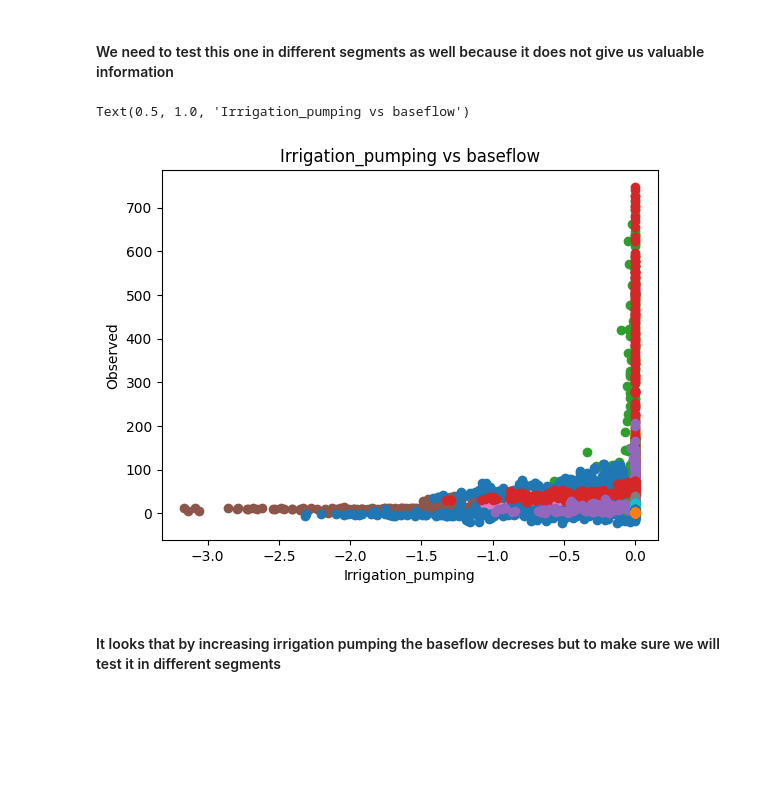
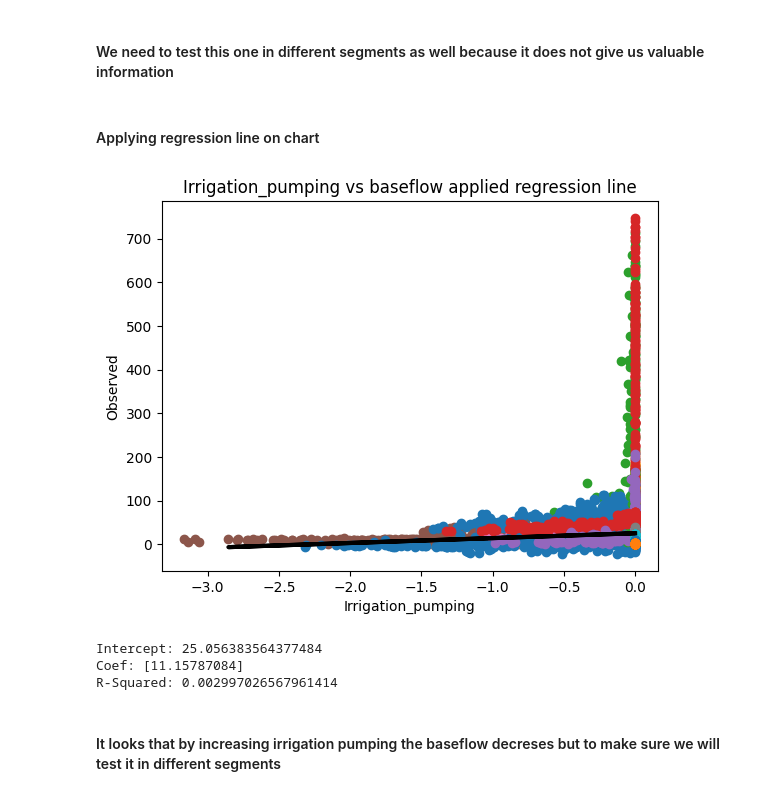
Before and after one commit to sadrajafari/cs6830_project6, a Jupyter notebook: project6.ipynb, the cells around one changed output. Saved outputs shown, nothing was run; the diff lists cells and outputs as text; code cells hidden in the pictures; blank space fills up the shorter version.

```diff
--- a/project6.ipynb
+++ b/project6.ipynb
@@ -231,15 +232,33 @@ Text(0.5, 1.0, 'Precipitation vs Observed baseflow')
 [figure]
 # %% [markdown]
 #### We need to test this one in different segments as well because it does not give us valuable information
+# %% [markdown]
+#### Applying regression line on chart
 # %%
 for seg in segments:
     plt.scatter(x=data[data.Segment_id == seg].Irrigation_pumping, y=data[data.Segment_id == seg].Observed)
+
+X = data_for_models[["Irrigation_pumping"]]
+y = data_for_models["Observed"]
+
+X_train, X_test, y_train, y_test = train_test_split(
+    X, y, test_size=0.2
+)
+lgModel = LinearRegression().fit(X_train, y_train)
+preds = lgModel.predict(X_test)
+plt.plot(X_test, preds, c='black', linewidth=3)
 plt.xlabel("Irrigation_pumping")
 plt.ylabel("Observed")
-plt.title("Irrigation_pumping vs baseflow")
+plt.title("Irrigation_pumping vs baseflow applied regression line")
+plt.show()
+print(f"Intercept: {lgModel.intercept_}")
+print(f"Coef: {lgModel.coef_}")
+print(f"R-Squared: {lgModel.score(X, y)}")
 # %% [output]
+[figure, new version]
-Text(0.5, 1.0, 'Irrigation_pumping vs baseflow')
+Intercept: 25.056383564377484
+Coef: [11.15787084]
+R-Squared: 0.002997026567961414
-[figure, old version]
 # %% [markdown]
 #### It looks that by increasing irrigation pumping the baseflow decreses but to make sure we will test it in different segments
 # %% [markdown]
```
Also changed, not shown: parts of 2 cells of this notebook.
